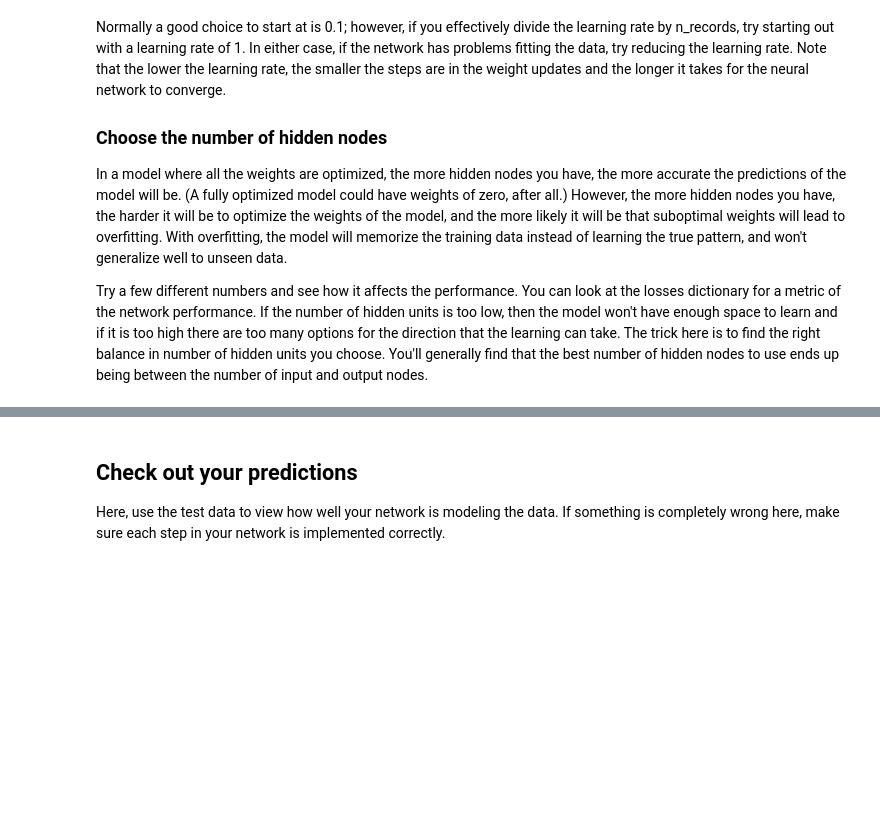
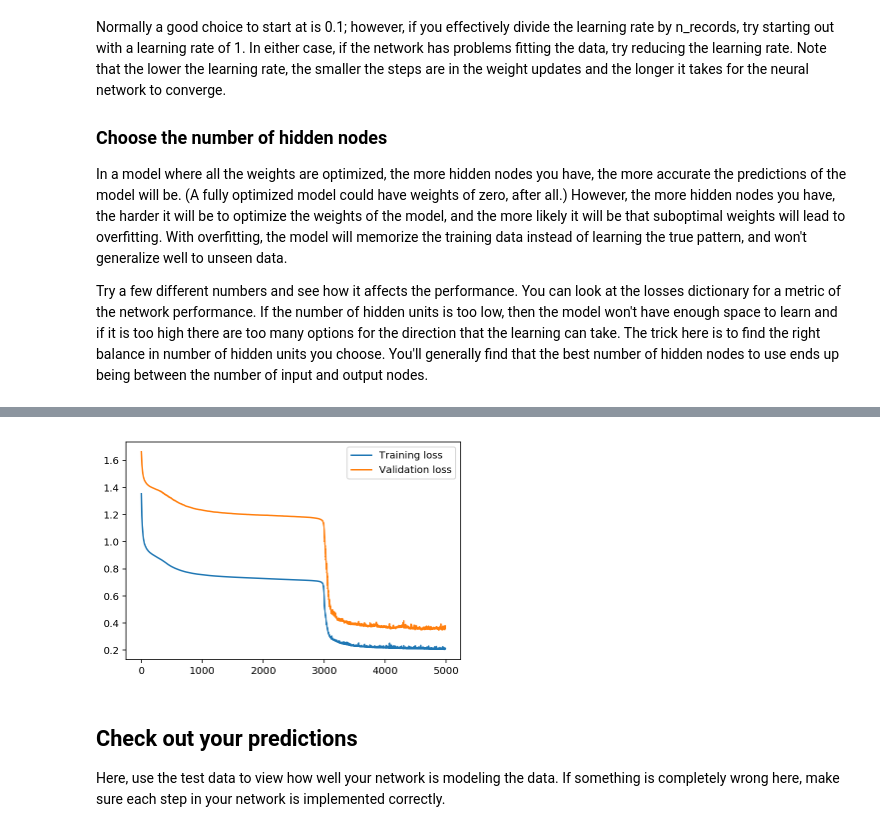
Before and after one commit to tmiquel/Deep_learning_bike_sharing, a Jupyter notebook: Predicting_bike_sharing_data.ipynb, the cells around one changed output, grey strips where cells are left out. Cells and saved outputs as stored; diff of their text form; code cells hidden in the pictures; blank space fills up the shorter version.

```diff
--- a/Predicting_bike_sharing_data.ipynb
+++ b/Predicting_bike_sharing_data.ipynb
@@ -187,4 +187,4 @@ array([10,  0])
 from my_answers import NeuralNetwork
 # %%
 def MSE(y, Y):
-    return np.mean((y-Y)**2)er
+    return np.mean((y-Y)**2)
@@ -329,8 +323,10 @@ for ii in range(iterations):
 # %%
-plt.plot(losses['train'], label='Training loss')
-plt.plot(losses['validation'], label='Validation loss')
+plt.plot(losses['train'][10:], label='Training loss')
+plt.plot(losses['validation'][10:], label='Validation loss')
 plt.legend()
 _ = plt.ylim()
+# %% [output]
+[figure, added]
 # %% [markdown]
 ## Check out your predictions
 
```
Also changed, not shown: parts of 5 cells of this notebook, 1 other file.
